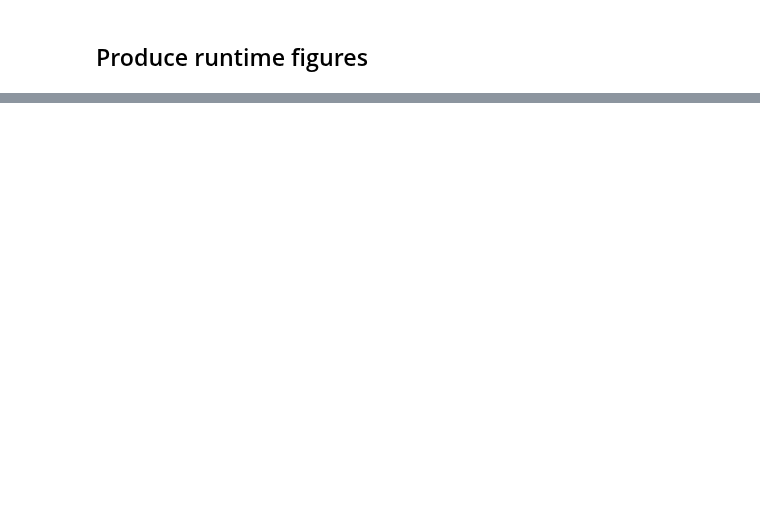
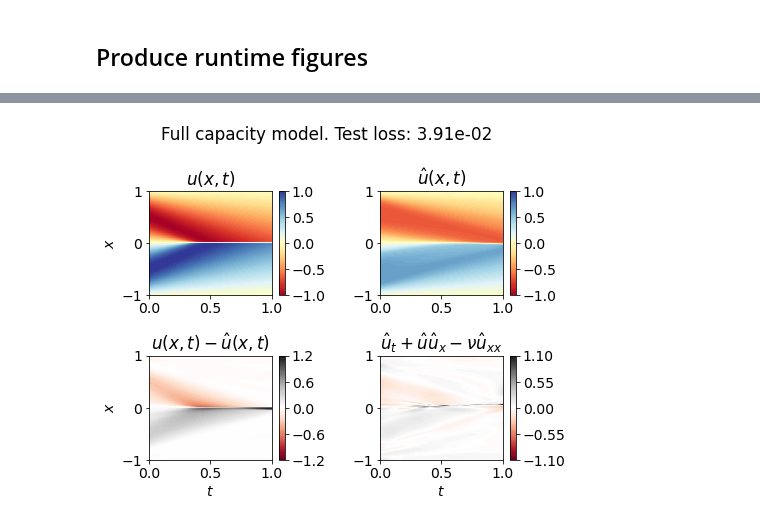
Before and after one commit to runehoejlund/deep-learning-pinn, a Jupyter notebook: PINN-Burgers-runtime.ipynb, the cells around one changed output, grey strips where cells are left out. Cells and saved outputs as stored; diff of their text form; code cells hidden in the pictures; blank space fills up the shorter version.

```diff
--- a/PINN-Burgers-runtime.ipynb
+++ b/PINN-Burgers-runtime.ipynb
@@ -290,0 +319,54 @@ fig.savefig('./figs/burger_master_loss.png', dpi=600, bbox_inches='tight')
+# %%
+## Evaluate network
+fig, axs = plt.subplots(2,2,figsize=(7,5.5))
+axs = axs.flatten()
+u_hat = nets_runtime[0](x_eval, t_eval).detach().reshape(u_.shape)
+pde_hat = net.PDE(x_eval, t_eval).detach().reshape(u_.shape)
+vmin = -1 # u_hat.min()
+vmax = 1 # u_hat.max()
+
+levels = torch.linspace(vmin, vmax, 100)
+c_levels = torch.linspace(vmin, vmax, 5)
+
+m = axs[0].contourf(t_.detach(), x_.detach(), u_.detach(), levels=levels, cmap='RdYlBu')
+cb = fig.colorbar(m, ax=axs[0])
+cb.set_ticks(c_levels)
+axs[0].set_title(r'$u(x,t)$')
+# axs[0].set_xlabel('$t$')
+axs[0].set_ylabel('$x$')
+
+m = axs[1].contourf(t_.detach(), x_.detach(), u_hat.detach(), levels=levels, cmap='RdYlBu')
+cb = fig.colorbar(m, ax=axs[1])
+cb.set_ticks(c_levels)
+axs[1].set_title(r'$\hat{u}(x,t)$')
+# axs[1].set_xlabel('$t$')
+# axs[1].set_ylabel('$x$')
+
+vmin = -np.round((u_-u_hat).abs().max(),1)
+vmax = -vmin
+levels = torch.linspace(vmin, vmax, 100)
+c_levels = torch.linspace(vmin, vmax, 5)
+
+m = axs[2].contourf(t_.detach(), x_.detach(), (u_-u_hat).detach(), levels=levels, cmap='RdGy')
+cb = fig.colorbar(m, ax=axs[2])
+cb.set_ticks(c_levels)
+axs[2].set_title(r'$u(x,t) - \hat{u}(x,t)$')
+axs[2].set_xlabel('$t$')
+axs[2].set_ylabel('$x$')
+
+vmin = -np.round(pde_hat.abs().max(),1)
+vmax = -vmin
+levels = torch.linspace(vmin, vmax, 100)
+c_levels = torch.linspace(vmin, vmax, 5)
+m = axs[3].contourf(t_.detach(), x_.detach(), pde_hat.detach(), vmin=vmin, vmax=vmax, levels=levels, cmap='RdGy')
+cb = fig.colorbar(m, ax=axs[3])
+cb.set_ticks(c_levels)
+axs[3].set_title(r'$\hat{u}_t +\hat{u}\hat{u}_x - \nu \hat{u}_{xx}$')
+axs[3].set_xlabel('$t$')
+# axs[3].set_ylabel('$x$')
+
+fig.suptitle(r'Full capacity model. Test loss: {:.2e}'.format(torch.mean((u_-u_hat).detach()**2)))
+fig.tight_layout()
+fig.savefig('./figs/burger_full_capacity_2D.png', dpi=600)
+# %% [output]
+[figure, added]
```
Also changed, not shown: parts of 10 cells of this notebook, 3 other files.
